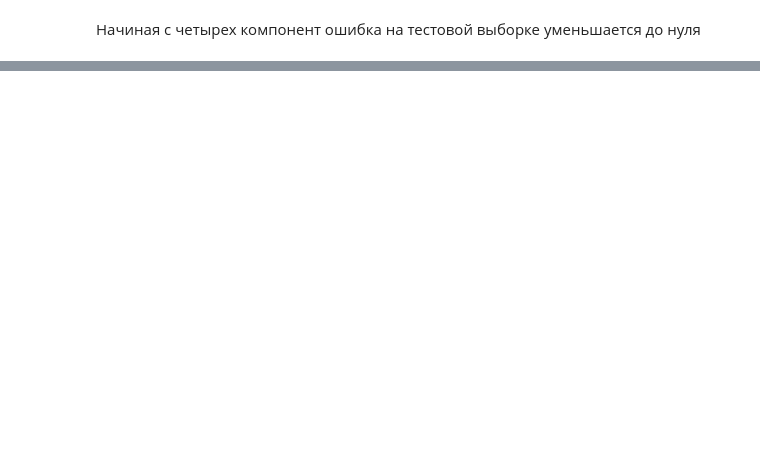
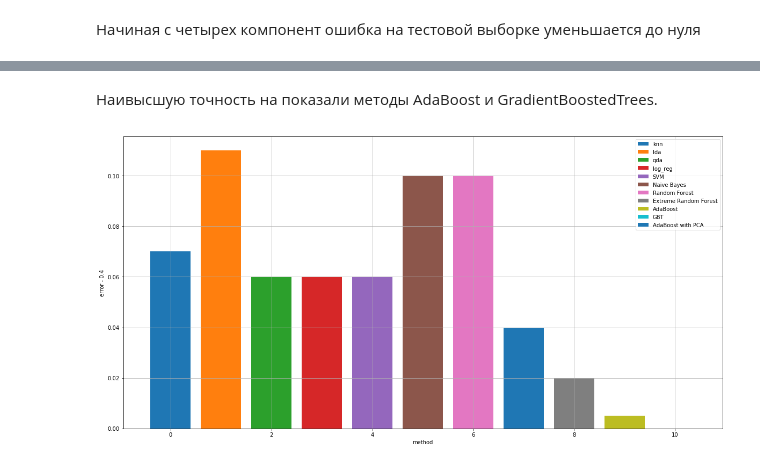
Before and after one commit to krist311/ML, a Jupyter notebook: 2509/2509.ipynb, the cells around one changed output, grey strips where cells are left out. Drawn from its saved outputs; the diff is of its cells as text; code cells hidden in the pictures; blank space fills up the shorter version.

```diff
--- a/2509/2509.ipynb
+++ b/2509/2509.ipynb
@@ -776,0 +761,22 @@ plt.grid()
+# %% [markdown]
+Наивысшую точность на показали методы AdaBoost и GradientBoostedTrees.
+# %%
+plt.figure(figsize = (20, 10))
+plt.bar([0],[0.07], label = "knn")
+plt.bar([1],[0.11], label = "lda")
+plt.bar([2],[0.06], label = "qda")
+plt.bar([3],[0.06], label = "log_reg")
+plt.bar([4],[0.06], label = "SVM")
+plt.bar([5],[0.1], label = "Naive Bayes")
+plt.bar([6],[0.1], label = "Random Forest")
+plt.bar([8], [0.02], label = "Extreme Random Forest")
+plt.bar([9], [0.005], label = "AdaBoost")
+plt.bar([10], [0], label = "GBT")
+plt.bar([7], [0.04], label = "AdaBoost with PCA")
+
+plt.xlabel('method')
+plt.ylabel('error - 0.4')
+plt.legend()
+plt.grid()
+# %% [output]
+[figure, added]
```
Also changed, not shown: parts of 21 cells of this notebook.
